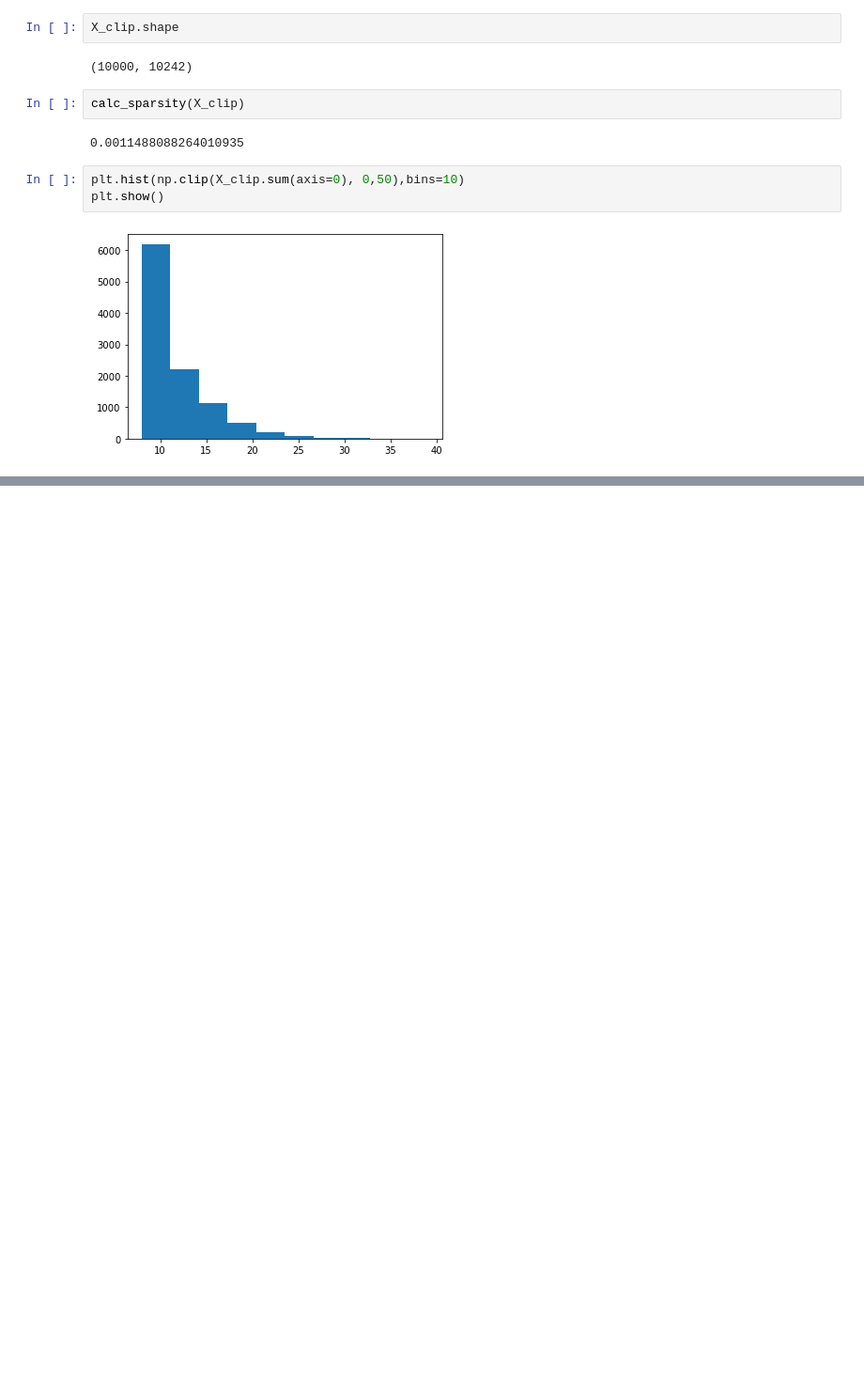
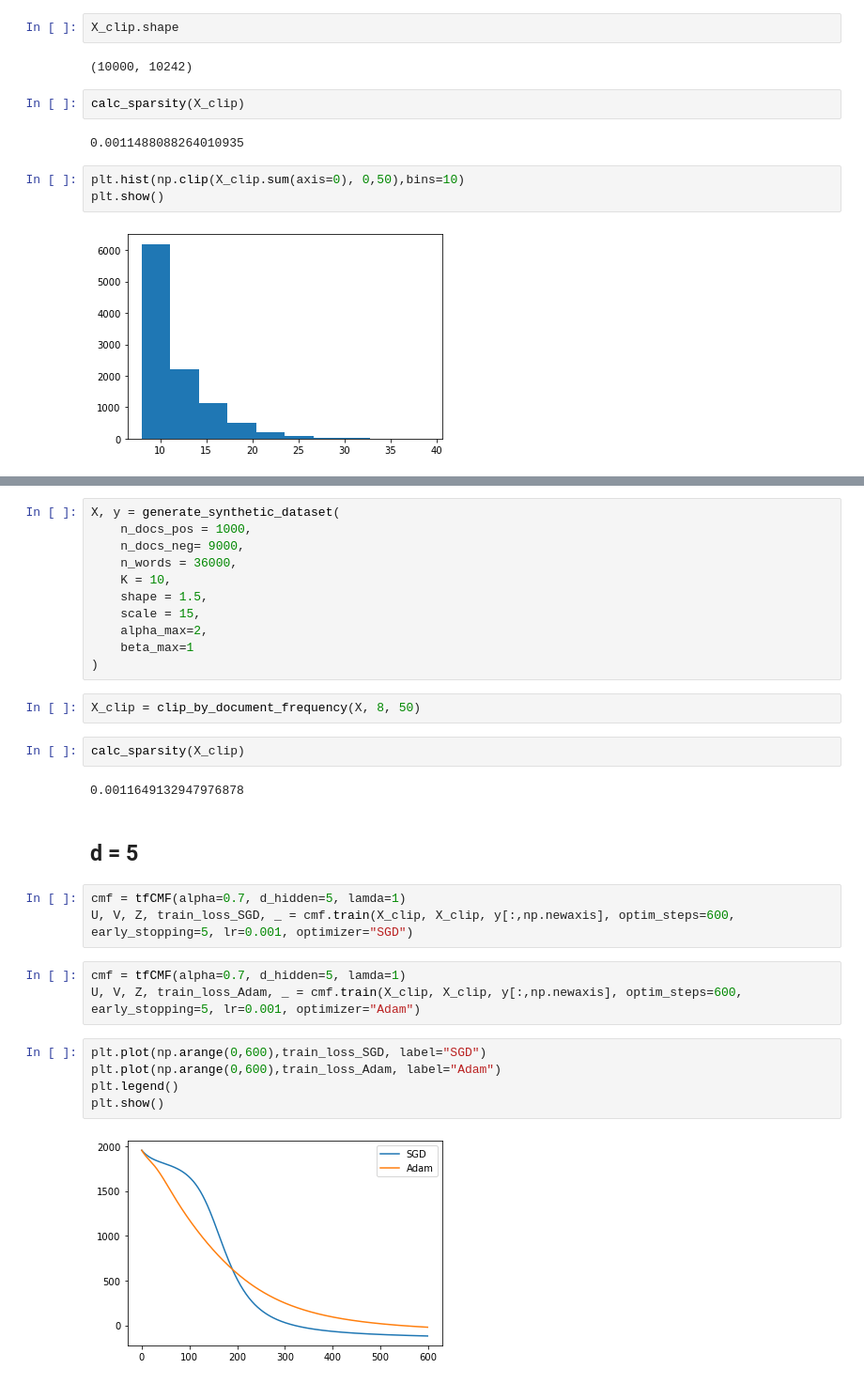
Before and after one commit to hand10ryo/tfMFs, a Jupyter notebook: experiments/Synthetic_topic.ipynb, the cells around one changed output, grey strips where cells are left out. Shown at 94% size. Drawn from its saved outputs; the diff is of its cells as text; blank space fills up the shorter version.

```diff
--- a/experiments/Synthetic_topic.ipynb
+++ b/experiments/Synthetic_topic.ipynb
@@ -164,0 +167,32 @@ plt.show()
+# %%
+X, y = generate_synthetic_dataset(
+    n_docs_pos = 1000,
+    n_docs_neg= 9000,
+    n_words = 36000,
+    K = 10,
+    shape = 1.5,
+    scale = 15,
+    alpha_max=2,
+    beta_max=1
+)
+# %%
+X_clip = clip_by_document_frequency(X, 8, 50)
+# %%
+calc_sparsity(X_clip)
+# %% [output]
+0.0011649132947976878
+# %% [markdown]
+## d = 5
+# %%
+cmf = tfCMF(alpha=0.7, d_hidden=5, lamda=1)
+U, V, Z, train_loss_SGD, _ = cmf.train(X_clip, X_clip, y[:,np.newaxis], optim_steps=600, early_stopping=5, lr=0.001, optimizer="SGD")
+# %%
+cmf = tfCMF(alpha=0.7, d_hidden=5, lamda=1)
+U, V, Z, train_loss_Adam, _ = cmf.train(X_clip, X_clip, y[:,np.newaxis], optim_steps=600, early_stopping=5, lr=0.001, optimizer="Adam")
+# %%
+plt.plot(np.arange(0,600),train_loss_SGD, label="SGD")
+plt.plot(np.arange(0,600),train_loss_Adam, label="Adam")
+plt.legend()
+plt.show()
+# %% [output]
+[figure, added]
```
Also changed, not shown: parts of 15 cells of this notebook, 1 other file.
